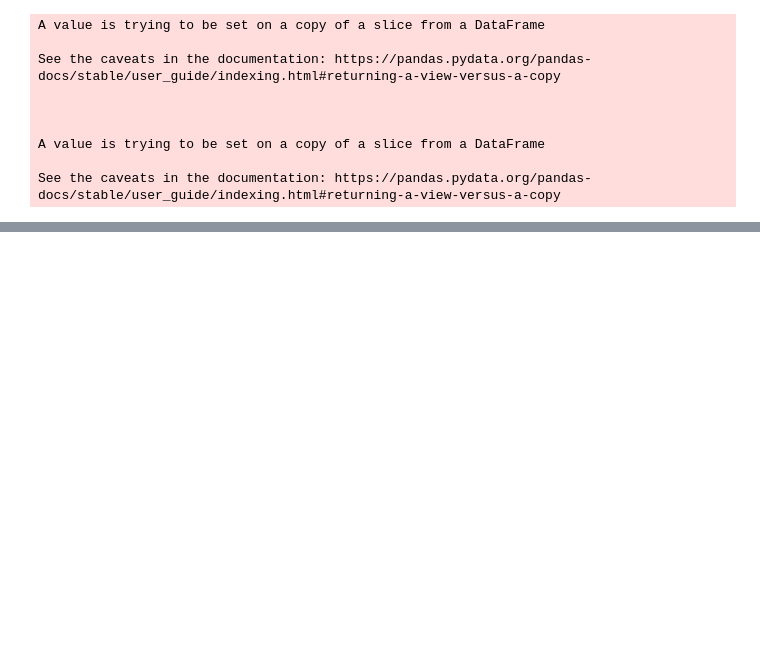
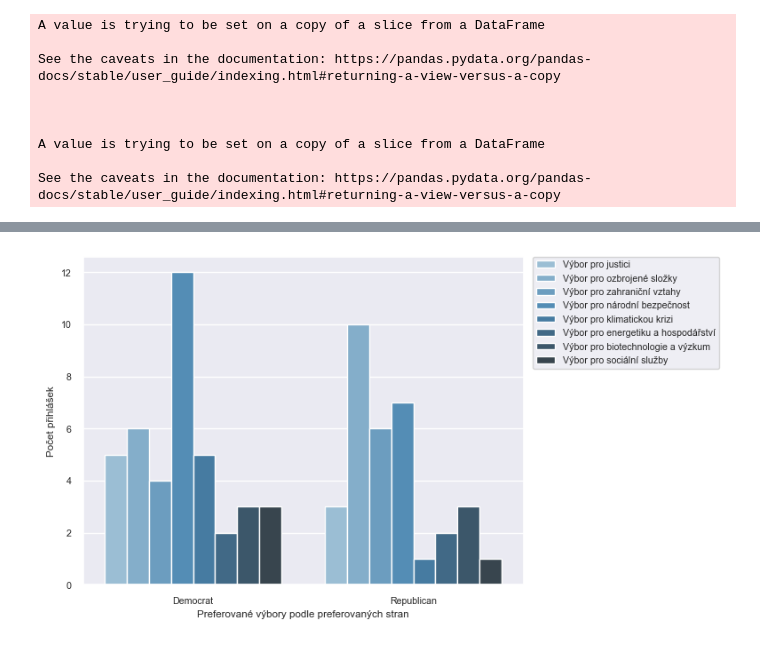
Before and after one commit to Neathac/Amkon-analysis, a Jupyter notebook: 2023_analysis.ipynb, the cells around one changed output, grey strips where cells are left out. Saved outputs shown, nothing was run; the diff lists cells and outputs as text; code cells hidden in the pictures; blank space fills up the shorter version.

```diff
--- a/2023_analysis.ipynb
+++ b/2023_analysis.ipynb
@@ -236,0 +329,8 @@ fig.show()
+# %%
+fig = sns.countplot(x=pairedRegs['Preferovaná strana'], data=pairedRegs, hue=pairedRegs['Preferovaný výbor'], palette="Blues_d")
+plt.ylabel("Počet přihlášek")
+plt.xlabel("Preferované výbory podle preferovaných stran")
+plt.legend(bbox_to_anchor=(1.02, 1), loc='upper left', borderaxespad=0)
+plt.show(fig)
+# %% [output]
+[figure, added]
```
Also changed, not shown: parts of 18 cells of this notebook.
